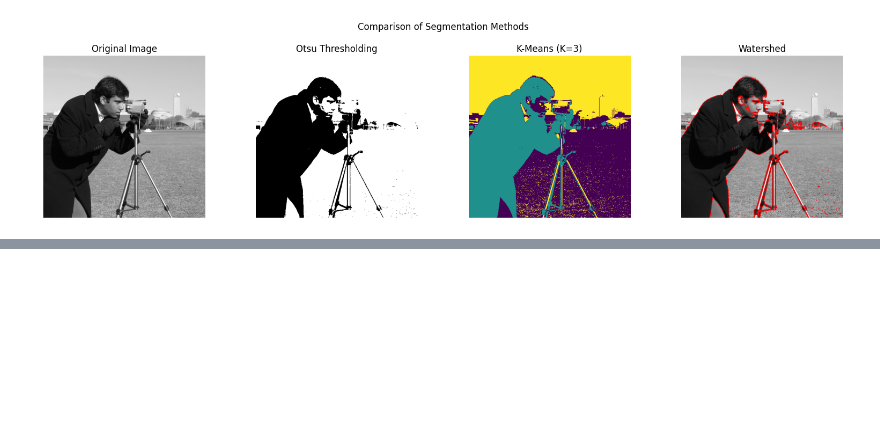
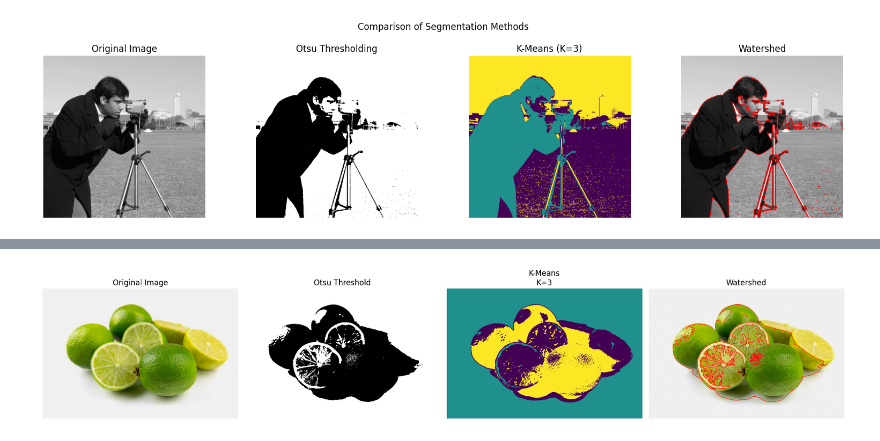
Before and after one commit to codewithwan/Pengolahan-Citra, a Jupyter notebook: Jobsheet_4_Pengolahan_Citra.ipynb, the cells around one changed output, grey strips where cells are left out. Drawn from its saved outputs; the diff is of its cells as text; code cells hidden in the pictures; blank space fills up the shorter version.

```diff
--- a/Jobsheet_4_Pengolahan_Citra.ipynb
+++ b/Jobsheet_4_Pengolahan_Citra.ipynb
@@ -312,0 +365,84 @@ plt.show()
+# %%
+import numpy as np
+import matplotlib.pyplot as plt
+from skimage import io, color, filters, segmentation, img_as_float
+from sklearn.cluster import KMeans
+import warnings
+
+# Membaca citra jeruk nipis dari file lokal
+img = io.imread("jeruk.jpg")
+
+# Menghapus alpha channel jika tersedia
+if img.shape[-1] == 4:
+    img = img[:, :, :3]
+
+# Konversi citra ke grayscale dan float
+gray_img = color.rgb2gray(img)
+float_img = img_as_float(gray_img)
+
+# Otsu Thresholding
+otsu_thresh = filters.threshold_otsu(gray_img)
+otsu_binary = gray_img > otsu_thresh
+
+# K-Means Clustering
+h, w, ch = img.shape
+pixel_values = img.reshape(h * w, ch)
+
+cluster_num = 3
+kmeans = KMeans(
+    n_clusters=cluster_num,
+    random_state=42,
+    n_init=10
+)
+
+with warnings.catch_warnings():
+    warnings.simplefilter("ignore")
+    labels = kmeans.fit_predict(pixel_values)
+
+kmeans_segment = labels.reshape(h, w)
+
+# Watershed Segmentation
+gradient = filters.sobel(gray_img)
+
+markers = np.zeros_like(gray_img, dtype=np.int32)
+markers[gray_img < otsu_thresh] = 1
+markers[gray_img >= otsu_thresh] = 2
+
+watershed_segment = segmentation.watershed(
+    gradient,
+    markers
+)
+
+# Menampilkan batas hasil watershed
+watershed_boundary = segmentation.mark_boundaries(
+    img,
+    watershed_segment,
+    color=(1, 0, 0)
+)
+
+# Visualisasi hasil
+fig, axes = plt.subplots(1, 4, figsize=(18, 5))
+ax = axes.ravel()
+
+ax[0].imshow(img)
+ax[0].set_title('Original Image')
+ax[0].axis('off')
+
+ax[1].imshow(otsu_binary, cmap='gray')
+ax[1].set_title('Otsu Threshold')
+ax[1].axis('off')
+
+ax[2].imshow(kmeans_segment, cmap='viridis')
+ax[2].set_title(f'K-Means\nK={cluster_num}')
+ax[2].axis('off')
+
+ax[3].imshow(watershed_boundary)
+ax[3].set_title('Watershed')
+ax[3].axis('off')
+
+plt.tight_layout()
+plt.show()
+
+print(f"Nilai Threshold Otsu : {otsu_thresh}")
+# %% [output]
+[figure, added]
```
Also changed, not shown: parts of 3 cells of this notebook.
